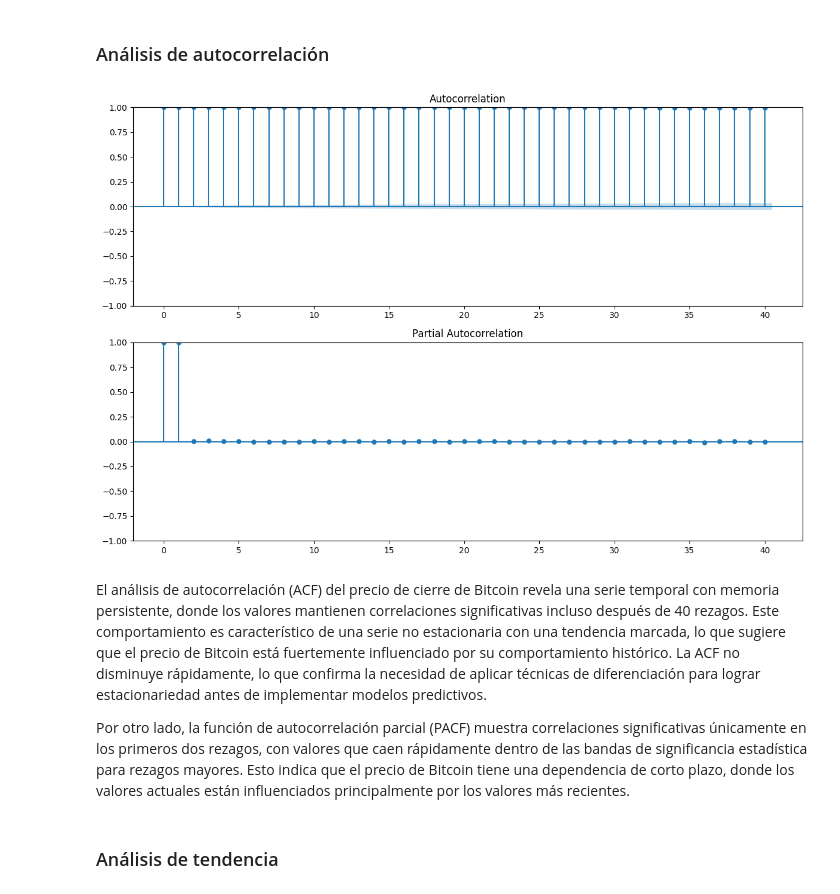
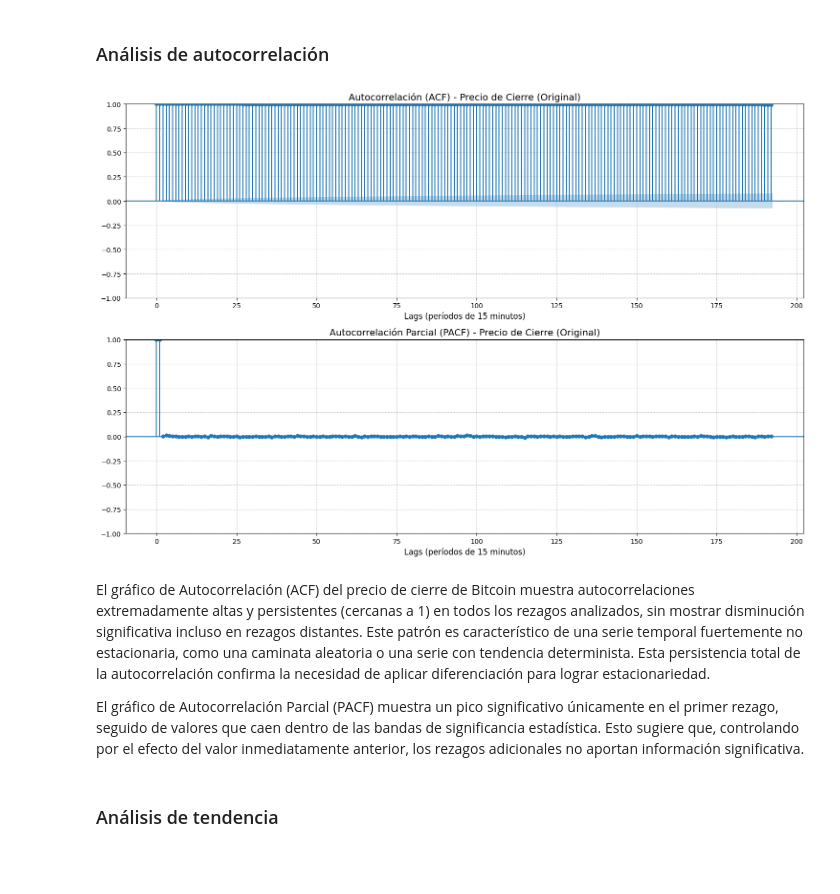
Before and after one commit to Nicoplayz58/ml-project, a Jupyter notebook: bitcoin.ipynb, the cells around one changed output. Cells and saved outputs as stored; diff of their text form; code cells hidden in the pictures; blank space fills up the shorter version.

```diff
--- a/bitcoin.ipynb
+++ b/bitcoin.ipynb
@@ -320,22 +326,30 @@ plt.show()
 El análisis de la distribución de precios de cierre de Bitcoin revela patrones significativos de volatilidad y estacionalidad a lo largo del año. Los datos muestran una clara tendencia hacia mayor volatilidad y precios extremadamente altos en los meses de invierno (diciembre, enero y febrero), donde se observan valores atípicos superiores a los $100,000 USD. En contraste, el período de mediados de año (junio a septiembre) presenta rangos más estrechos, sugiriendo fases de relativa estabilidad en el mercado. Las medianas mensuales oscilan principalmente entre $20,000 y $30,000 USD, pero los rangos intercuartílicos más amplios en marzo y abril indican períodos de mayor incertidumbre y dispersión en los precios.
 # %% [markdown]
 ### Análisis de autocorrelación
-# %%
-# Para variable CLOSE - Frecuencia 15min
-
-plt.figure(figsize=(12, 8))
-plt.subplot(211)
-plot_acf(dfs["15m"]["Close"], lags=40, ax=plt.gca())
-plt.subplot(212)
-plot_pacf(dfs["15m"]["Close"], lags=40, ax=plt.gca())
-plt.tight_layout()
-plt.show()
-# %% [output]
-[figure, removed]
-# %% [markdown]
-El análisis de autocorrelación (ACF) del precio de cierre de Bitcoin revela una serie temporal con memoria persistente, donde los valores mantienen correlaciones significativas incluso después de 40 rezagos. Este comportamiento es característico de una serie no estacionaria con una tendencia marcada, lo que sugiere que el precio de Bitcoin está fuertemente influenciado por su comportamiento histórico. La ACF no disminuye rápidamente, lo que confirma la necesidad de aplicar técnicas de diferenciación para lograr estacionariedad antes de implementar modelos predictivos.
-
-Por otro lado, la función de autocorrelación parcial (PACF) muestra correlaciones significativas únicamente en los primeros dos rezagos, con valores que caen rápidamente dentro de las bandas de significancia estadística para rezagos mayores. Esto indica que el precio de Bitcoin tiene una dependencia de corto plazo, donde los valores actuales están influenciados principalmente por los valores más recientes.
+# %%
+# Para la serie original - Frecuencia 15min
+plt.figure(figsize=(15, 10))  # Figura más grande
+plt.subplot(211)
+# Ajustamos a 192 lags (que equivale a 2 días para datos de 15min: 24h * 4 observaciones/hora * 2 días)
+plot_acf(dfs["15m"]["Close"], lags=192, ax=plt.gca(), alpha=0.05)
+plt.title('Autocorrelación (ACF) - Precio de Cierre (Original)', fontsize=14)
+plt.xlabel('Lags (períodos de 15 minutos)', fontsize=12)
+plt.grid(True, linestyle='--', alpha=0.7)
+
+plt.subplot(212)
+plot_pacf(dfs["15m"]["Close"], lags=192, ax=plt.gca(), alpha=0.05)
+plt.title('Autocorrelación Parcial (PACF) - Precio de Cierre (Original)', fontsize=14)
+plt.xlabel('Lags (períodos de 15 minutos)', fontsize=12)
+plt.grid(True, linestyle='--', alpha=0.7)
+
+plt.tight_layout()
+plt.show()
+# %% [output]
+[figure, added]
+# %% [markdown]
+El gráfico de Autocorrelación (ACF) del precio de cierre de Bitcoin muestra autocorrelaciones extremadamente altas y persistentes (cercanas a 1) en todos los rezagos analizados, sin mostrar disminución significativa incluso en rezagos distantes. Este patrón es característico de una serie temporal fuertemente no estacionaria, como una caminata aleatoria o una serie con tendencia determinista. Esta persistencia total de la autocorrelación confirma la necesidad de aplicar diferenciación para lograr estacionariedad.
+
+El gráfico de Autocorrelación Parcial (PACF) muestra un pico significativo únicamente en el primer rezago, seguido de valores que caen dentro de las bandas de significancia estadística. Esto sugiere que, controlando por el efecto del valor inmediatamente anterior, los rezagos adicionales no aportan información significativa.
 # %% [markdown]
 ### Análisis de tendencia
 # %%
```
Also changed, not shown: parts of 5 cells of this notebook.
